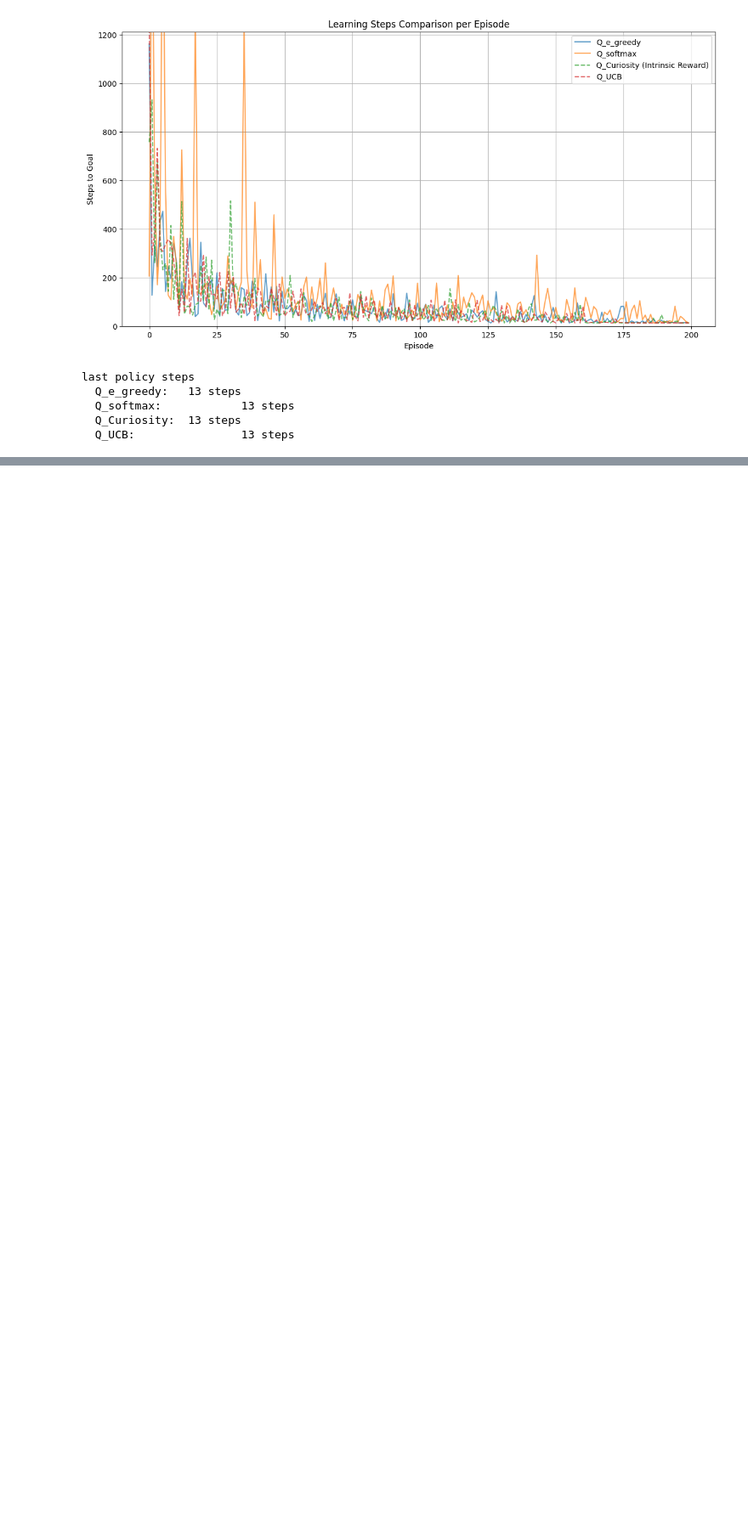
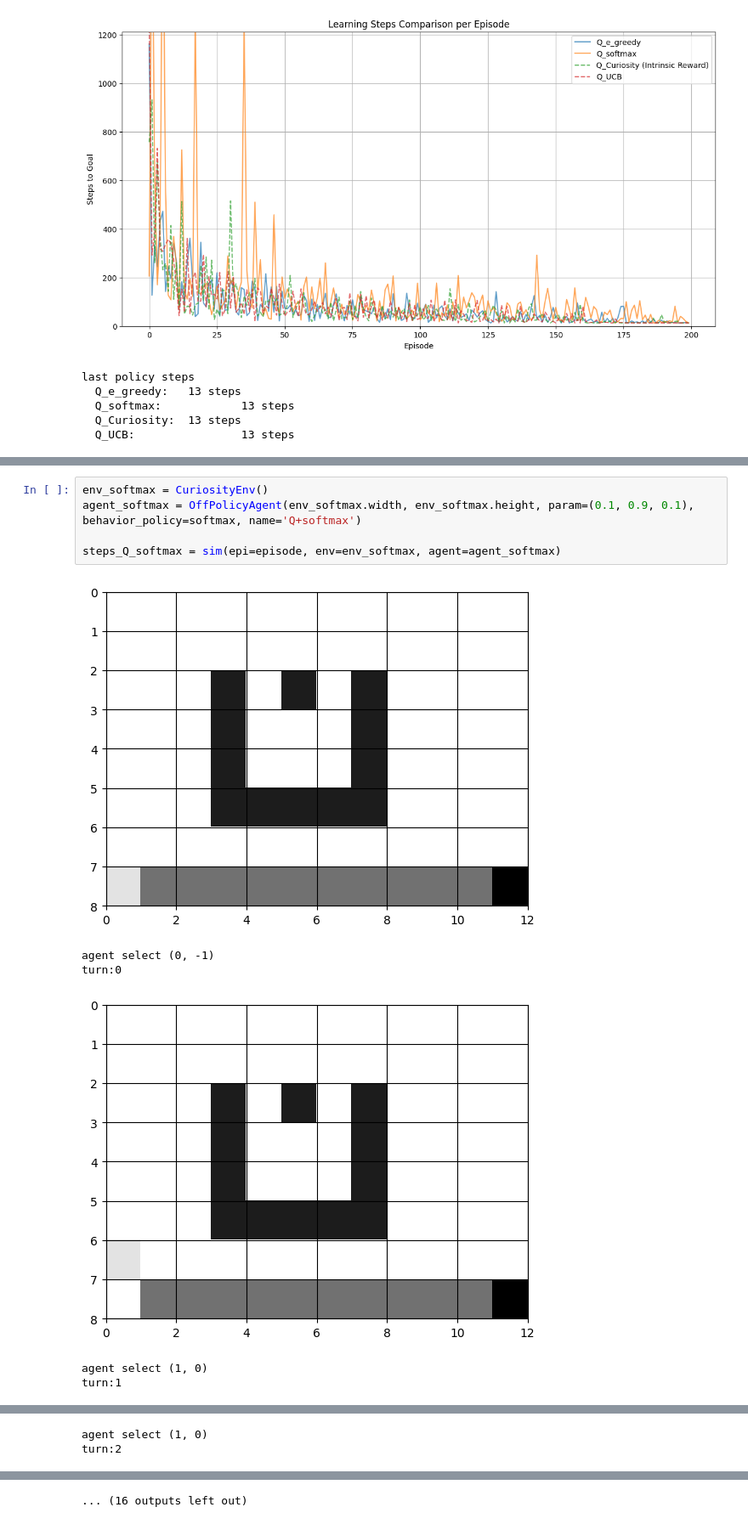
Before and after one commit to 24rd172/RL_human-like, a Jupyter notebook: AIP3_24RD172.ipynb, the cells around one changed output, grey strips where cells are left out. Shown at 85% size. Cells and saved outputs as stored; diff of their text form; blank space fills up the shorter version.

```diff
--- a/AIP3_24RD172.ipynb
+++ b/AIP3_24RD172.ipynb
@@ -596,0 +729,12 @@ last policy steps
+# %%
+env_softmax = CuriosityEnv()
+agent_softmax = OffPolicyAgent(env_softmax.width, env_softmax.height, param=(0.1, 0.9, 0.1), behavior_policy=softmax, name='Q+softmax')
+
+steps_Q_softmax = sim(epi=episode, env=env_softmax, agent=agent_softmax)
+# %% [output]
+[figure, added]
+agent select (0, -1)
+turn:0
+[figure, added]
+agent select (1, 0)
+turn:1
@@ -596,0 +742,2 @@ last policy steps
+agent select (1, 0)
+turn:2
@@ -596,0 +753 @@ last policy steps
+... (16 outputs left out)
```
Also changed, not shown: parts of 13 cells of this notebook.
